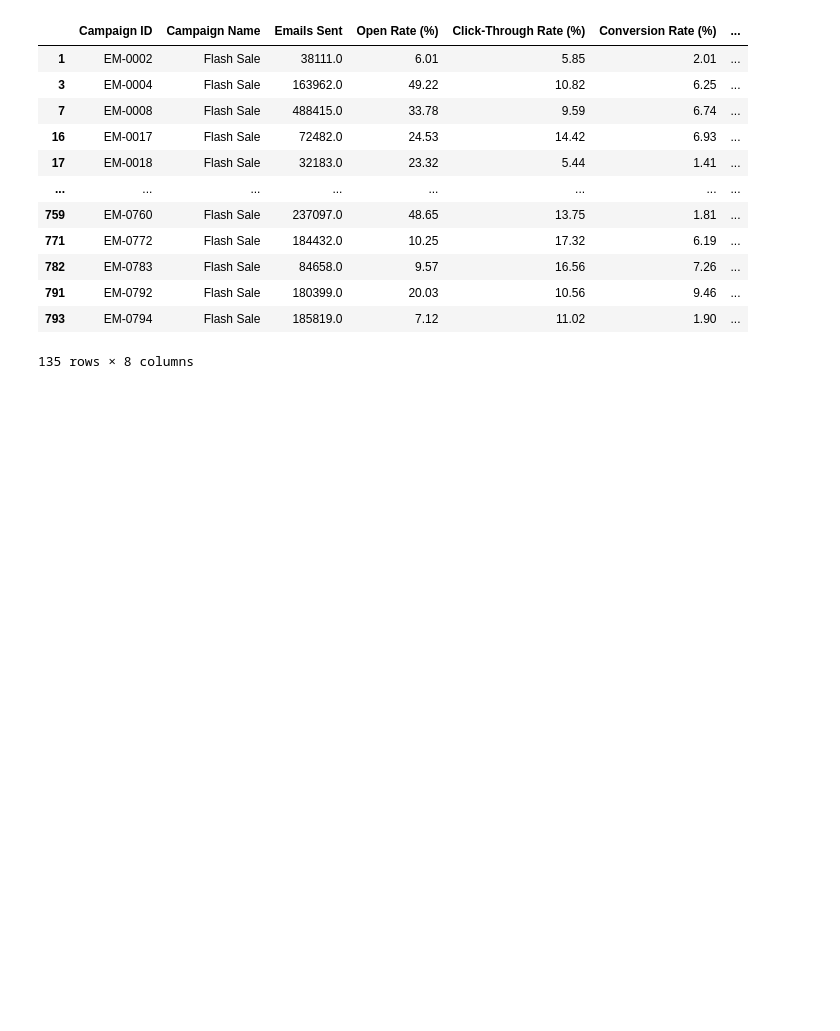
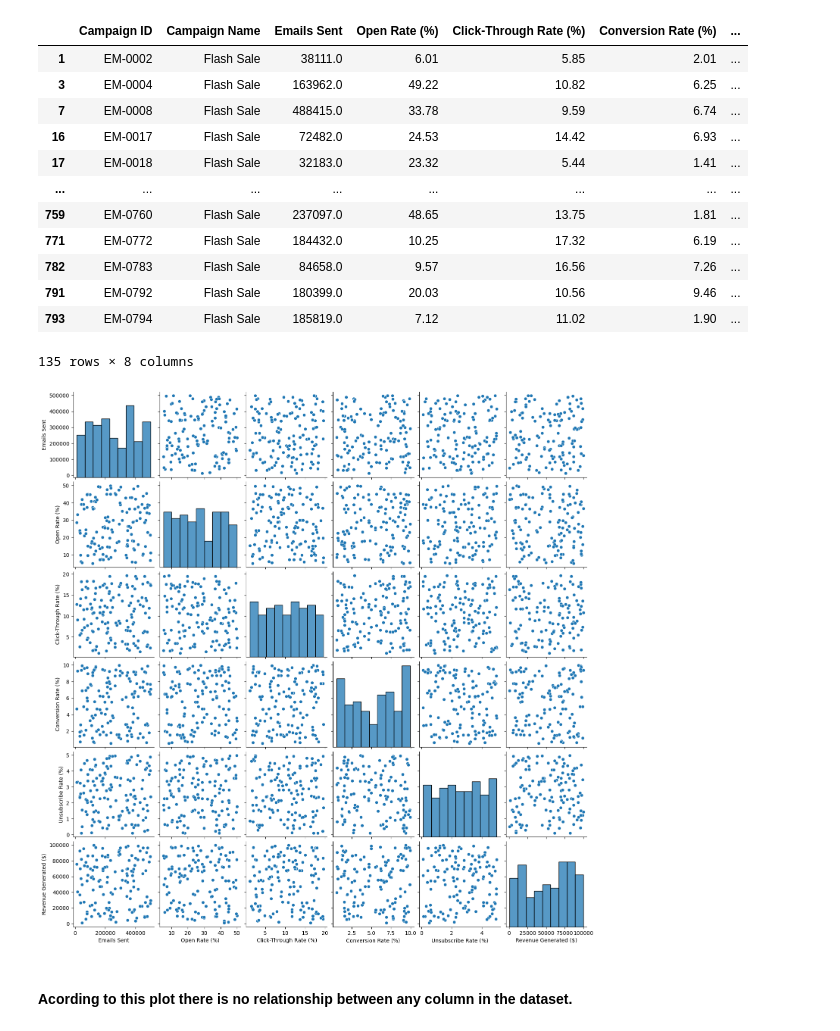
Before and after one commit to HassanFathyIsmail/Email-Campaign-Gig, a Jupyter notebook: Email-Campaign.ipynb, the cells around one changed output. Cells and saved outputs as stored; diff of their text form; code cells hidden in the pictures; blank space fills up the shorter version.

Commit message:
created pair plot for Flash sale Campaigns

```diff
--- a/Email-Campaign.ipynb
+++ b/Email-Campaign.ipynb
@@ -112,3 +112,10 @@ Flash_Sale
 | 791 | EM-0792 | Flash Sale | 180399.0 | 20.03 | 10.56 | 9.46 | ... |
 | 793 | EM-0794 | Flash Sale | 185819.0 | 7.12 | 11.02 | 1.90 | ... |
 135 rows × 8 columns
+# %%
+sns.pairplot(Flash_Sale)
+plt.show()
+# %% [output]
+[figure, added]
+# %% [markdown]
+#### Acording to this plot there is no relationship between any column in the dataset.
```
